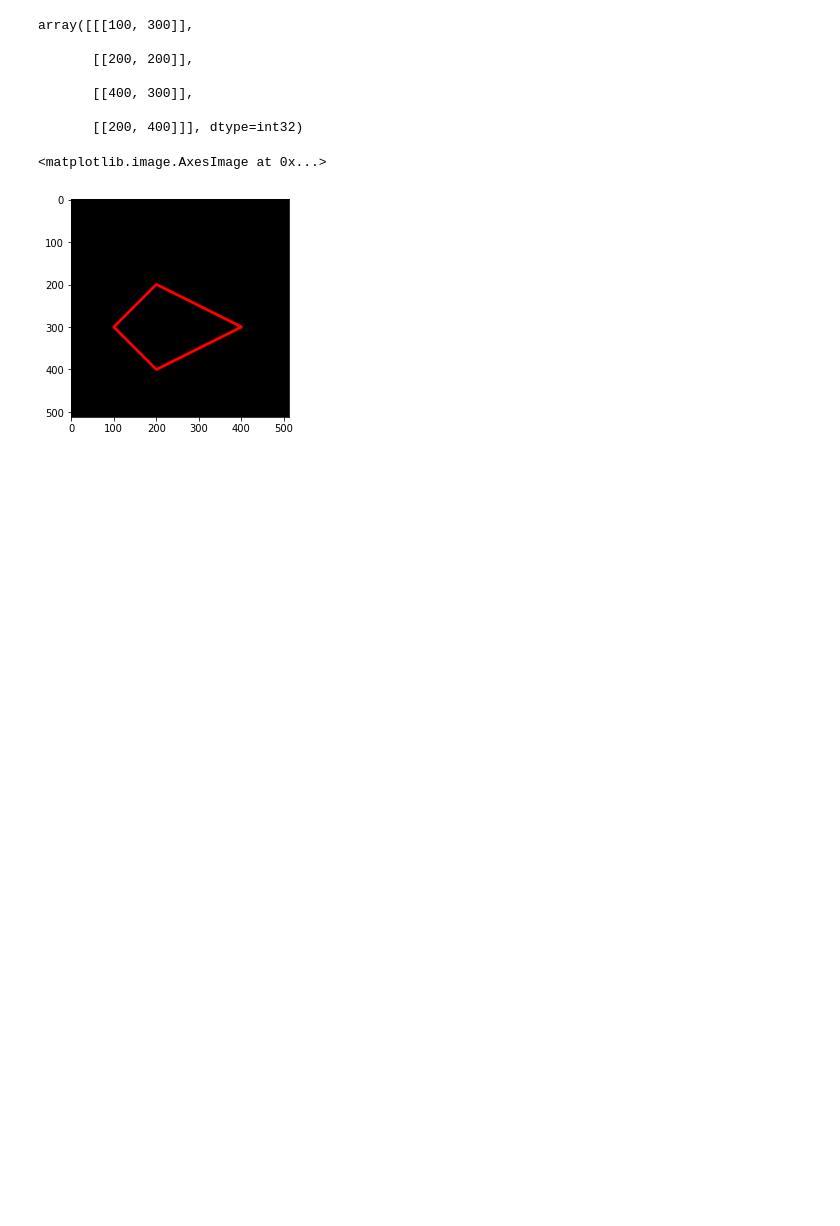
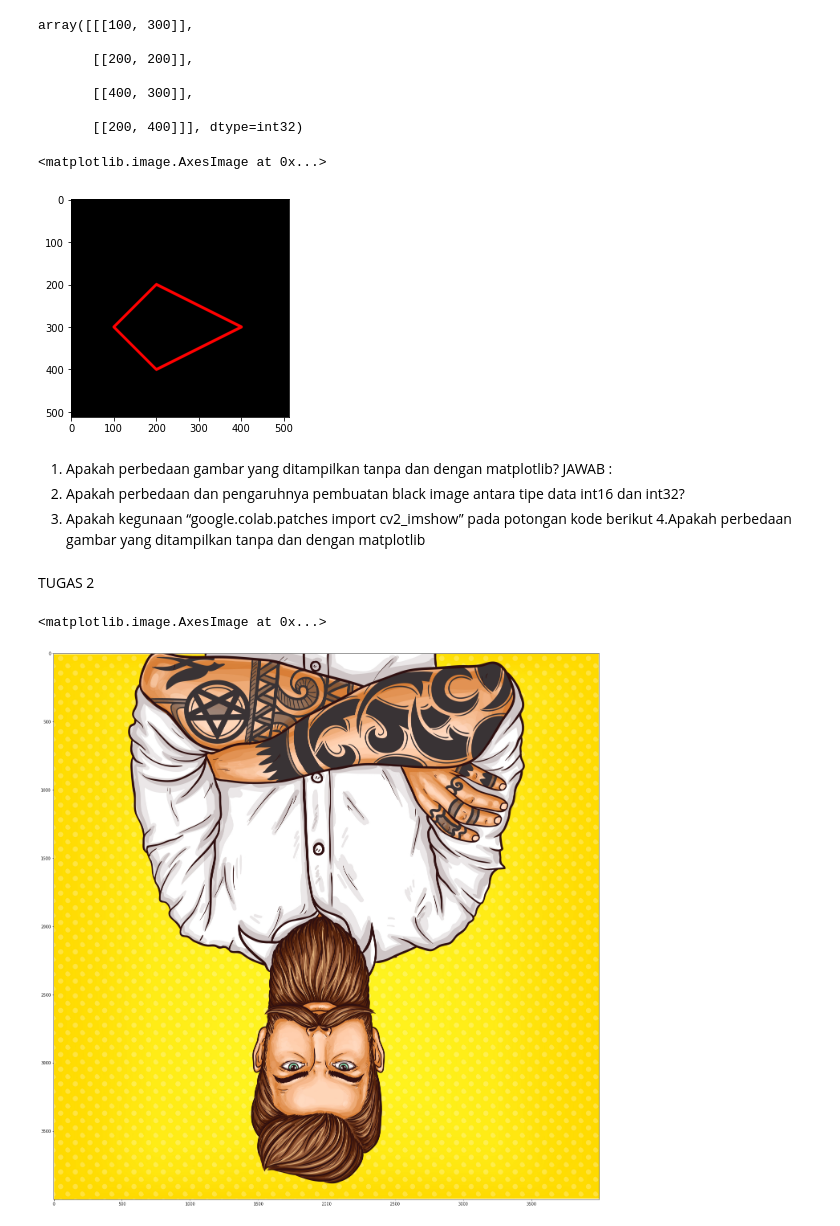
Before and after one commit to dimastranggono/PCVK_Genap_2021, a Jupyter notebook: week2.ipynb, the cells around one changed output. Drawn from its saved outputs; the diff is of its cells as text; code cells hidden in the pictures; blank space fills up the shorter version.

```diff
--- a/week2.ipynb
+++ b/week2.ipynb
@@ -117,3 +117,23 @@ plt.imshow(black_img2)
 # %% [output]
 <matplotlib.image.AxesImage at 0x...>
 [figure]
+# %% [markdown]
+1. Apakah perbedaan gambar yang ditampilkan tanpa dan dengan matplotlib?
+JAWAB :
+2. Apakah perbedaan dan pengaruhnya pembuatan black image antara tipe data int16
+dan int32?
+3. Apakah kegunaan “google.colab.patches import cv2_imshow” pada potongan kode
+berikut
+4.Apakah perbedaan gambar yang ditampilkan tanpa dan dengan matplotlib
+# %% [markdown]
+TUGAS 2
+# %%
+#saya menggunakan gambar tipe vektor,namun seharusnya mempengaruhi pixel
+img5 = cv.flip(cv.cvtColor(img,cv.COLOR_BGR2RGB),0)
+
+fig = plt.figure(figsize=(50,25))
+ax = fig.add_subplot(111)
+ax.imshow(img5)
+# %% [output]
+<matplotlib.image.AxesImage at 0x...>
+[figure, added]
```
Also changed, not shown: parts of 1 cell of this notebook.
